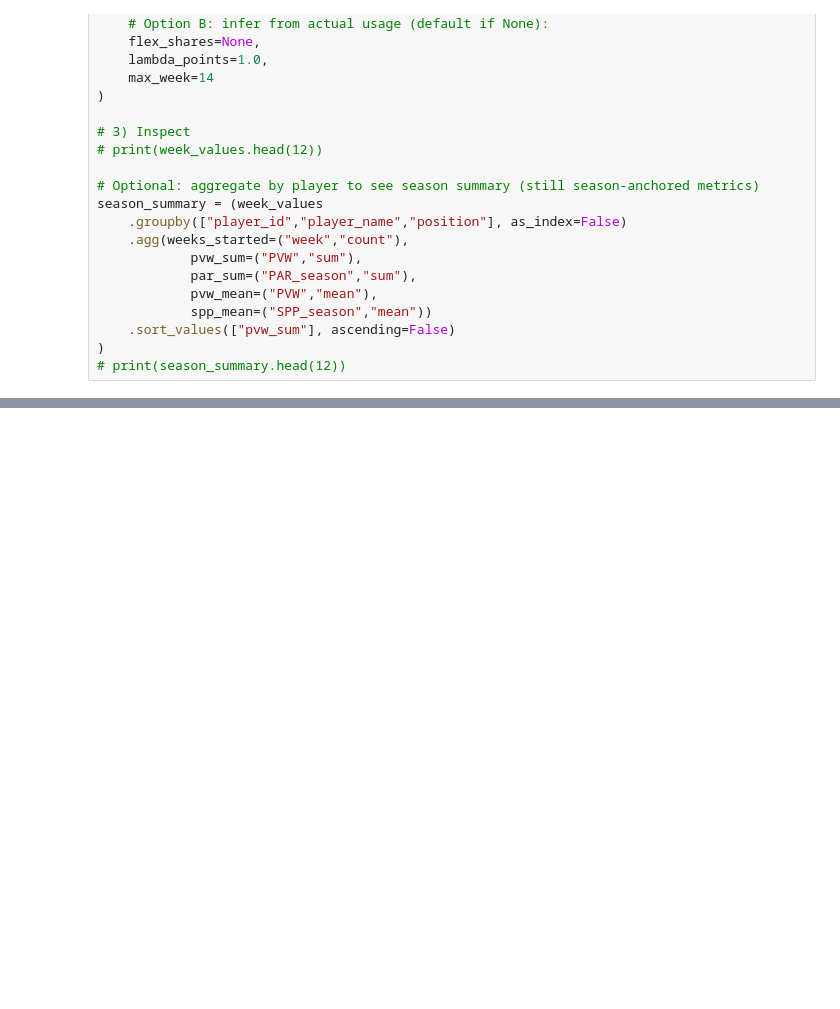
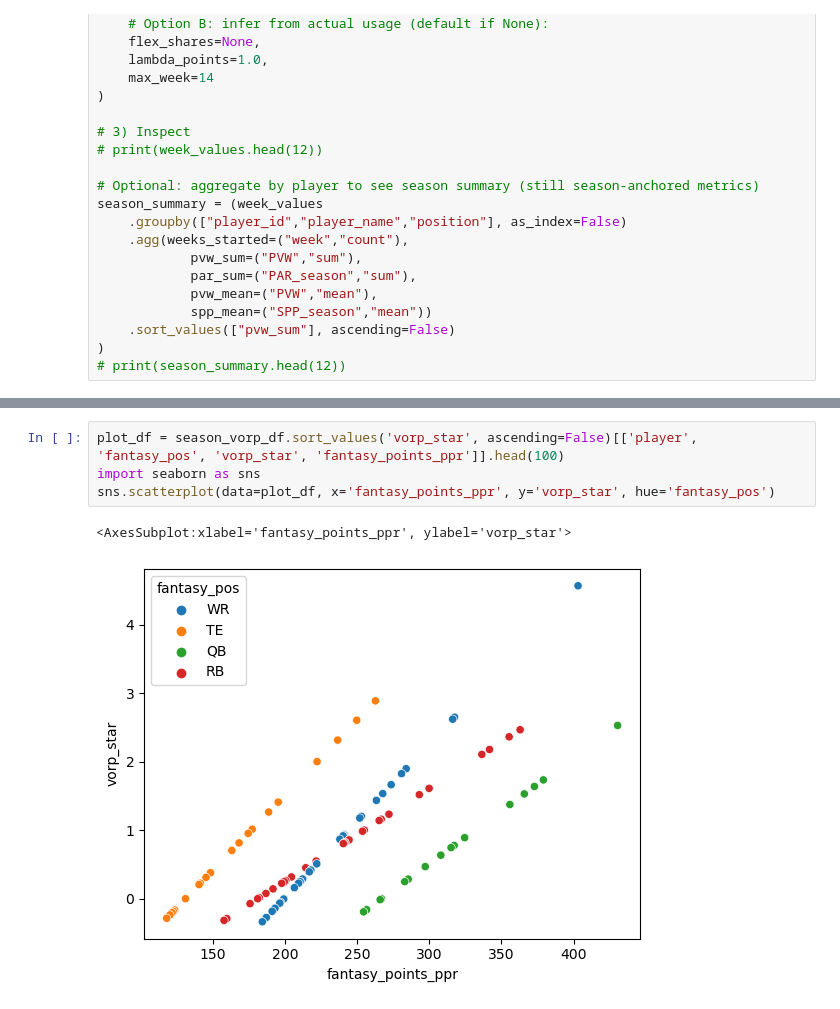
Before and after one commit to arjunghelani/afl-fantasy, a Jupyter notebook: backend/test.ipynb, the cells around one changed output, grey strips where cells are left out. Drawn from its saved outputs; the diff is of its cells as text; blank space fills up the shorter version.

```diff
--- a/backend/test.ipynb
+++ b/backend/test.ipynb
@@ -1605,0 +1635,7 @@ season_summary.head(20)
+# %%
+plot_df = season_vorp_df.sort_values('vorp_star', ascending=False)[['player', 'fantasy_pos', 'vorp_star', 'fantasy_points_ppr']].head(100)
+import seaborn as sns
+sns.scatterplot(data=plot_df, x='fantasy_points_ppr', y='vorp_star', hue='fantasy_pos')
+# %% [output]
+<AxesSubplot:xlabel='fantasy_points_ppr', ylabel='vorp_star'>
+[figure, added]
```
Also changed, not shown: parts of 81 cells of this notebook, 7 other files.
